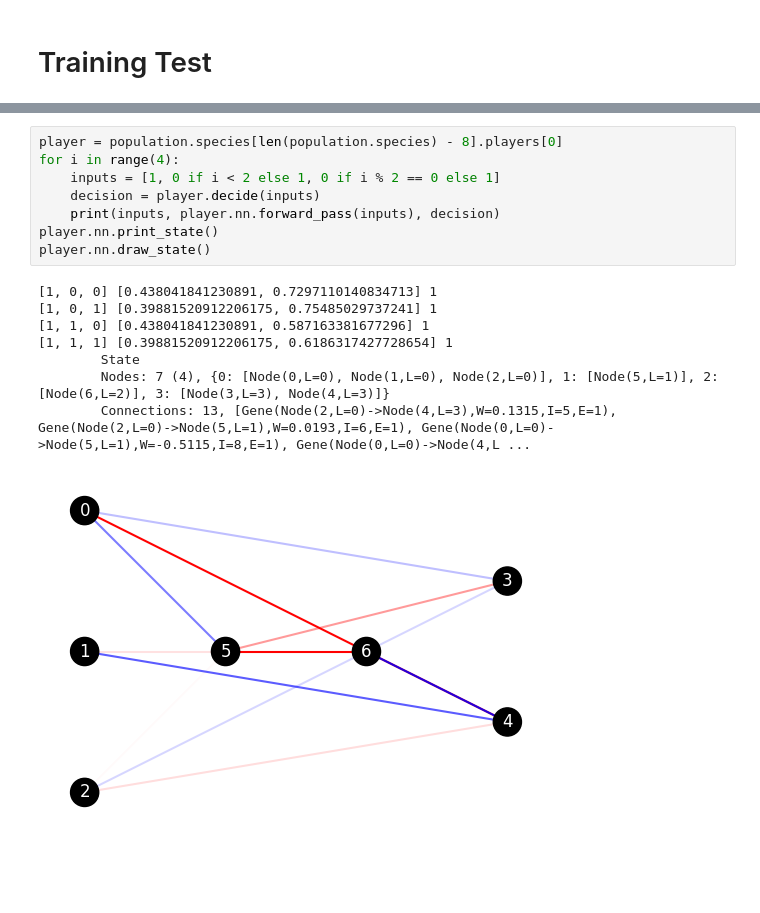
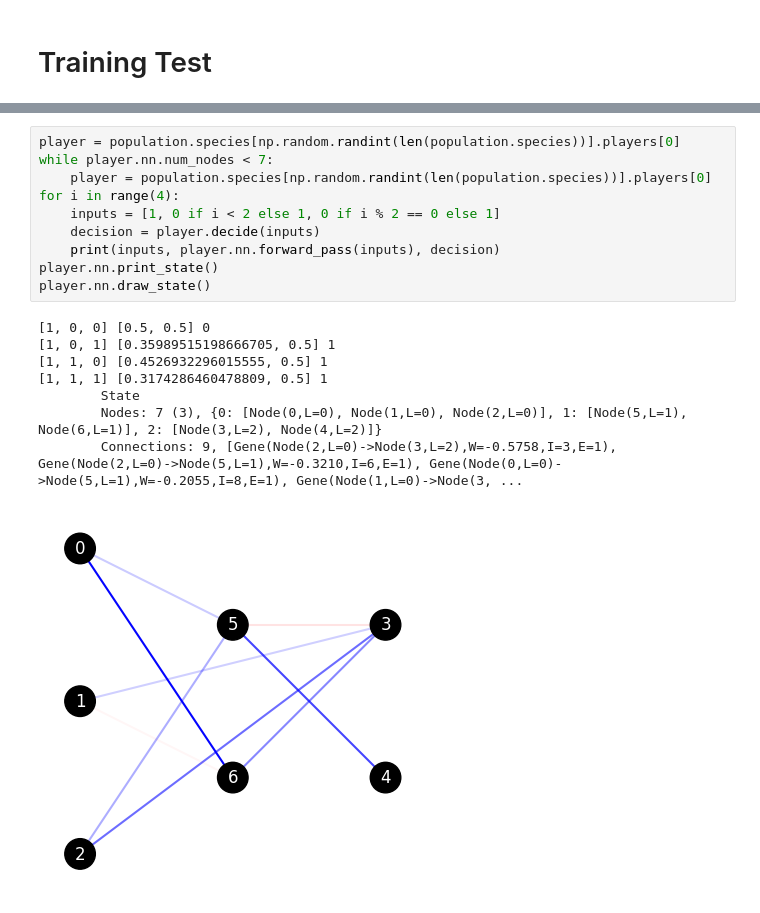
Before and after one commit to drewcurran/COS398_NEAT, a Jupyter notebook: NEAT/test_code.ipynb, the cells around one changed output, grey strips where cells are left out. Saved outputs shown, nothing was run; the diff lists cells and outputs as text; blank space fills up the shorter version.

```diff
--- a/NEAT/test_code.ipynb
+++ b/NEAT/test_code.ipynb
@@ -647,17 +648,19 @@ max_player.nn.draw_state()
 # %%
-player = population.species[len(population.species) - 8].players[0]
+player = population.species[np.random.randint(len(population.species))].players[0]
+while player.nn.num_nodes < 7:
+    player = population.species[np.random.randint(len(population.species))].players[0]
 for i in range(4):
     inputs = [1, 0 if i < 2 else 1, 0 if i % 2 == 0 else 1]
     decision = player.decide(inputs)
     print(inputs, player.nn.forward_pass(inputs), decision)
 player.nn.print_state()
 player.nn.draw_state()
 # %% [output]
-[1, 0, 0] [0.438041841230891, 0.7297110140834713] 1
-[1, 0, 1] [0.39881520912206175, 0.75485029737241] 1
-[1, 1, 0] [0.438041841230891, 0.587163381677296] 1
-[1, 1, 1] [0.39881520912206175, 0.6186317427728654] 1
+[1, 0, 0] [0.5, 0.5] 0
+[1, 0, 1] [0.35989515198666705, 0.5] 1
+[1, 1, 0] [0.4526932296015555, 0.5] 1
+[1, 1, 1] [0.3174286460478809, 0.5] 1
         State
-        Nodes: 7 (4), {0: [Node(0,L=0), Node(1,L=0), Node(2,L=0)], 1: [Node(5,L=1)], 2: [Node(6,L=2)], 3: [Node(3,L=3), Node(4,L=3)]}
-        Connections: 13, [Gene(Node(2,L=0)->Node(4,L=3),W=0.1315,I=5,E=1), Gene(Node(2,L=0)->Node(5,L=1),W=0.0193,I=6,E=1), Gene(Node(0,L=0)->Node(5,L=1),W=-0.5115,I=8,E=1), Gene(Node(0,L=0)->Node(4,L ...
+        Nodes: 7 (3), {0: [Node(0,L=0), Node(1,L=0), Node(2,L=0)], 1: [Node(5,L=1), Node(6,L=1)], 2: [Node(3,L=2), Node(4,L=2)]}
+        Connections: 9, [Gene(Node(2,L=0)->Node(3,L=2),W=-0.5758,I=3,E=1), Gene(Node(2,L=0)->Node(5,L=1),W=-0.3210,I=6,E=1), Gene(Node(0,L=0)->Node(5,L=1),W=-0.2055,I=8,E=1), Gene(Node(1,L=0)->Node(3, ...
-[figure, old version]
+[figure, new version]
```
Also changed, not shown: parts of 36 cells of this notebook, 2 other files.
